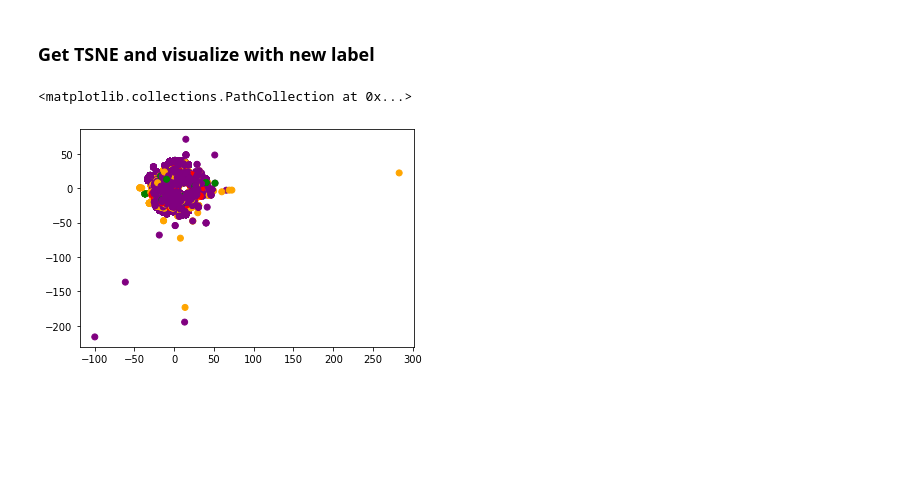
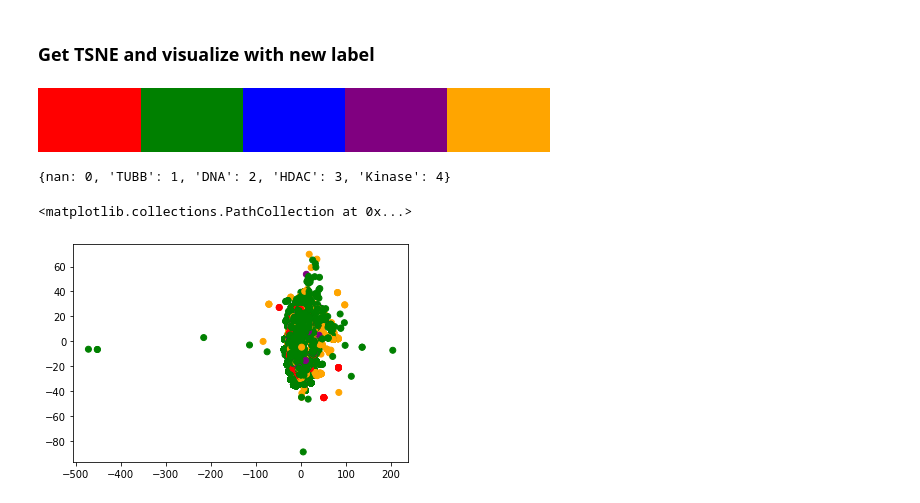
Before and after one commit to cannin/graph_neural_network_drug_response, a Jupyter notebook: notebook/Classification for missing labels' data.ipynb, the cells around one changed output. Cells and saved outputs as stored; diff of their text form; code cells hidden in the pictures; blank space fills up the shorter version.

```diff
--- a/notebook/Classification for missing labels' data.ipynb
+++ b/notebook/Classification for missing labels' data.ipynb
@@ -168,11 +176,11 @@ translater = {j: i for i, j in enumerate(set(df['class']))}
 # %%
 # Get and visualize TSNE
-X_pca = TSNE(n_components=2, random_state=42).fit_transform(df.drop('class', axis=1))
+X_tsne = TSNE(n_components=2, random_state=42).fit_transform(df.drop('class', axis=1))
 colors = ['red','green','blue','purple', 'orange']
 plt.scatter(
-    X_pca[:,0], X_pca[:,1],
+    X_tsne[:,0], X_tsne[:,1],
     c=[translater[i] for i in df['class']],
-    cmap=matplotlib.colors.ListedColormap(colors)
+    cmap=matplotlib.colors.ListedColormap(colors),
 )
 # %% [output]
 <matplotlib.collections.PathCollection at 0x...>
@@ -201,17 +209,24 @@ df = pd.concat([
     df[~df['class'].isna()],
     t
 ]).reset_index(drop=True)
+# %%
+matplotlib.colors.ListedColormap(colors)
+# %% [output]
+[figure, added]
+# %%
+translater
+# %% [output]
+{nan: 0, 'TUBB': 1, 'DNA': 2, 'HDAC': 3, 'Kinase': 4}
 # %%
-X_pca = TSNE(n_components=2, random_state=42).fit_transform(df.drop('class', axis=1))
 colors = ['red','green','blue','purple', 'orange']
 plt.scatter(
-    X_pca[:,0], X_pca[:,1],
+    X_tsne[:,0], X_tsne[:,1],
     c=[translater[i] for i in df['class']],
     cmap=matplotlib.colors.ListedColormap(colors)
 )
 # %% [output]
 <matplotlib.collections.PathCollection at 0x...>
-[figure, old version]
+[figure, new version]
 # %%
 df[df['class'] == 'DNA']
 # %% [output]
```
Also changed, not shown: parts of 6 cells of this notebook.
